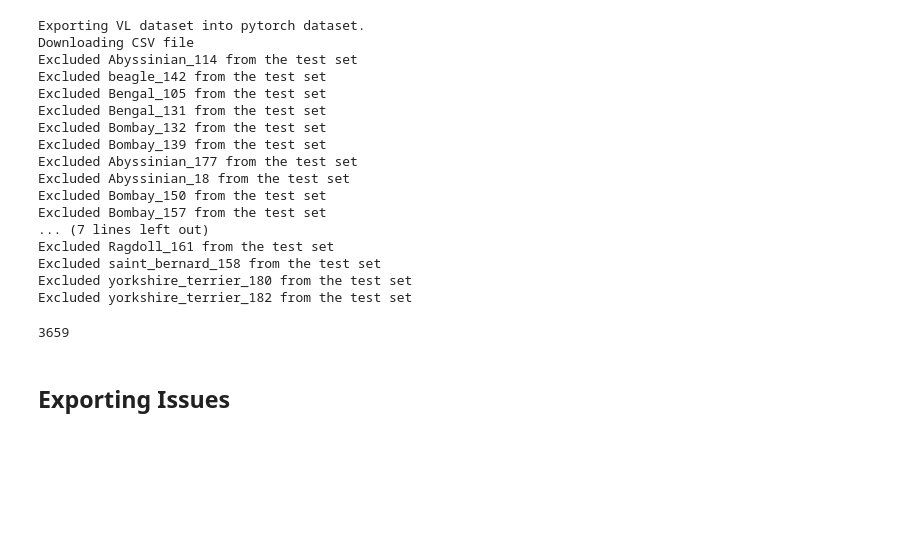
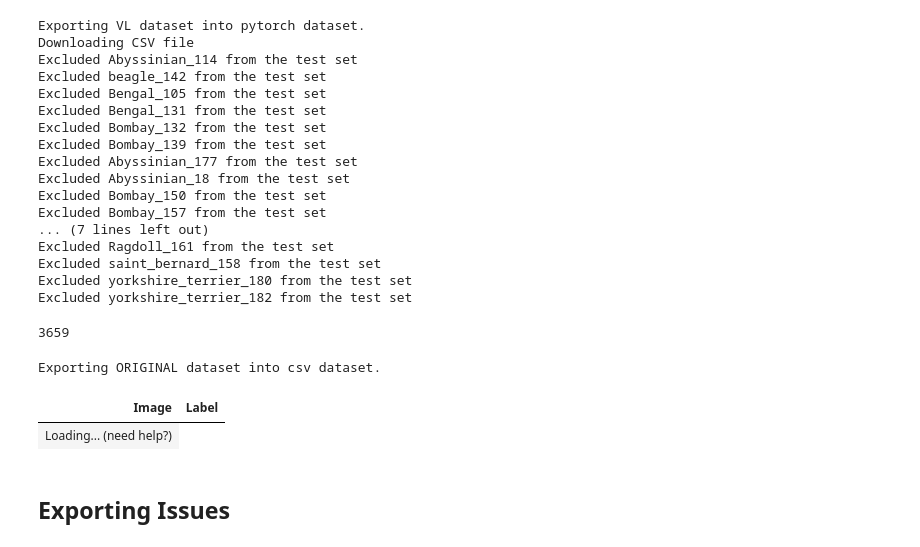
Before and after one commit to visual-layer/visuallayer, a Jupyter notebook: notebooks/dataset-test.ipynb, the cells around one changed output. Cells and saved outputs as stored; diff of their text form; code cells hidden in the pictures; blank space fills up the shorter version.

Commit message:
implement export dataframe

```diff
--- a/notebooks/dataset-test.ipynb
+++ b/notebooks/dataset-test.ipynb
@@ -121,6 +121,15 @@ Excluded yorkshire_terrier_182 from the test set
 len(test_dataset)
 # %% [output]
 3659
+# %%
+test_dataframe = my_pets.export(output_format="csv", split="test", variant='original')
+# %% [output]
+Exporting ORIGINAL dataset into csv dataset.
+# %%
+test_dataframe
+# %% [output]
+| Image | Label |
+| Loading... (need help?) |
 # %% [markdown]
 ## Exporting Issues
 # %%
```
Also changed, not shown: parts of 8 cells of this notebook, 1 other file.
